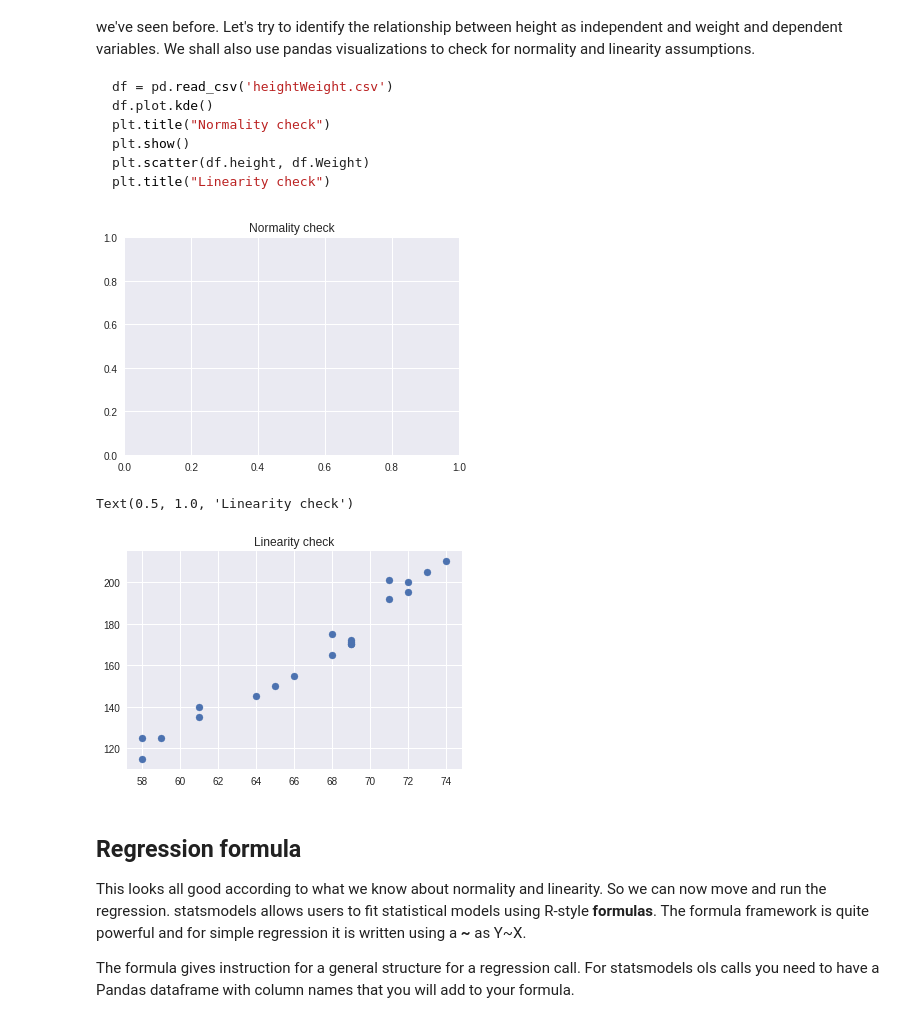
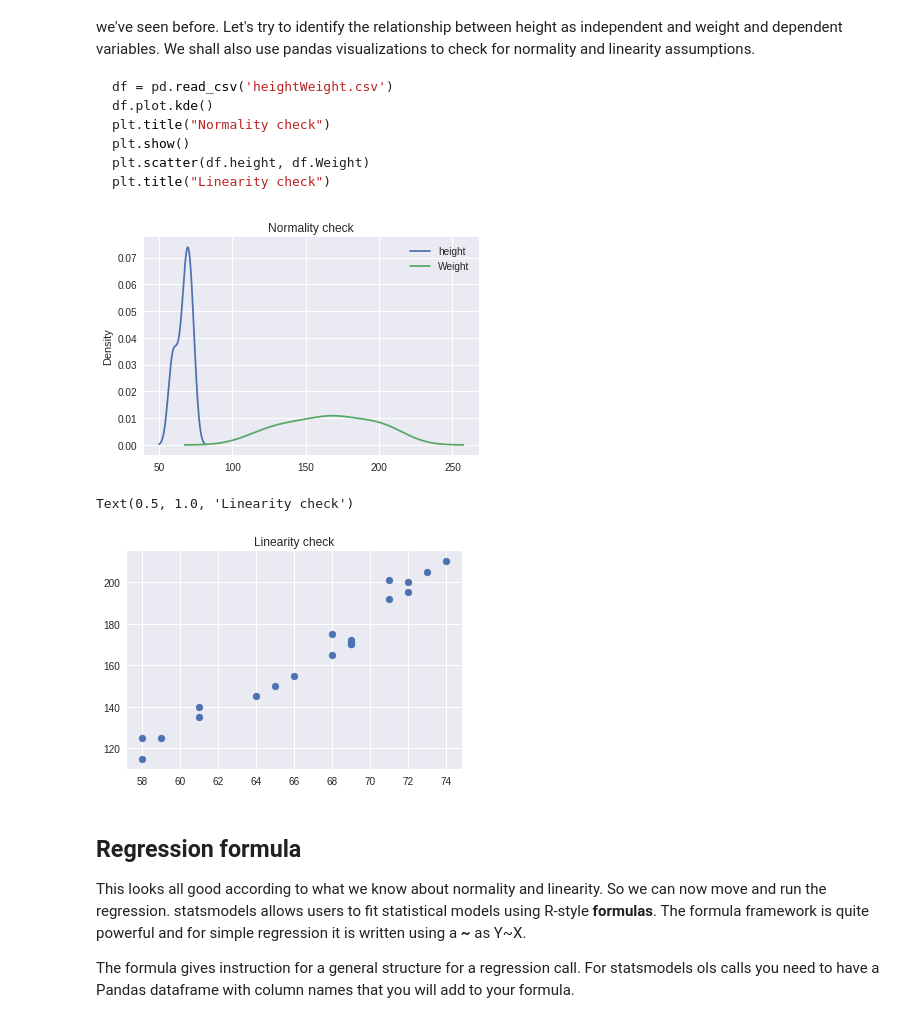
Before and after one commit to denisdunn/dsc-01-10-12-ols-statsmodels-nyc-ds-career-031119, a Jupyter notebook: index.ipynb, the cells around one changed output. Cells and saved outputs as stored; diff of their text form; code cells hidden in the pictures.

````diff
--- a/index.ipynb
+++ b/index.ipynb
@@ -53,13 +53,13 @@ plt.title("Linearity check")
 ```
 # %%
 df = pd.read_csv('heightWeight.csv')
-#df.plot.kde()
+df.plot.kde()
 plt.title("Normality check")
 plt.show()
 plt.scatter(df.height, df.Weight)
 plt.title("Linearity check")
 # %% [output]
-[figure, old version]
+[figure, new version]
 Text(0.5, 1.0, 'Linearity check')
 [figure]
 # %% [markdown]
````
